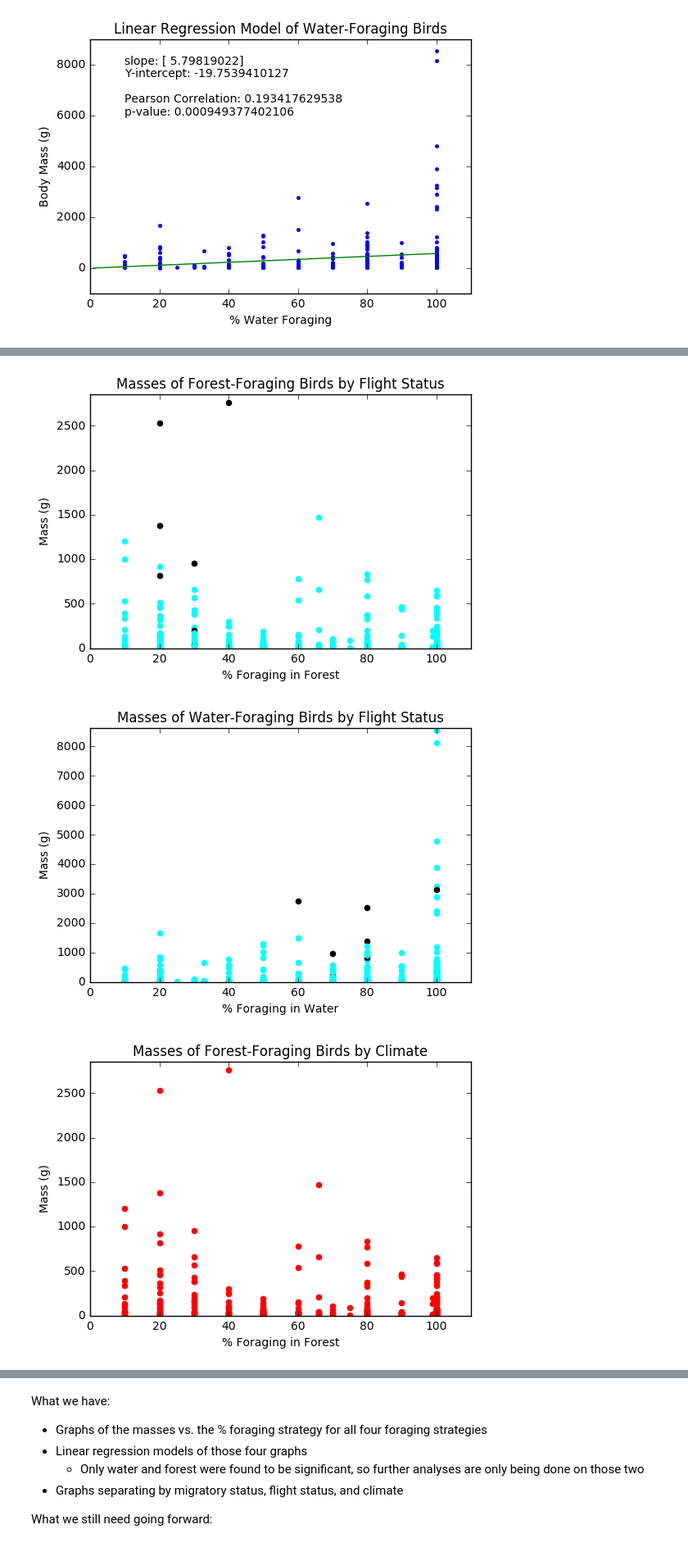
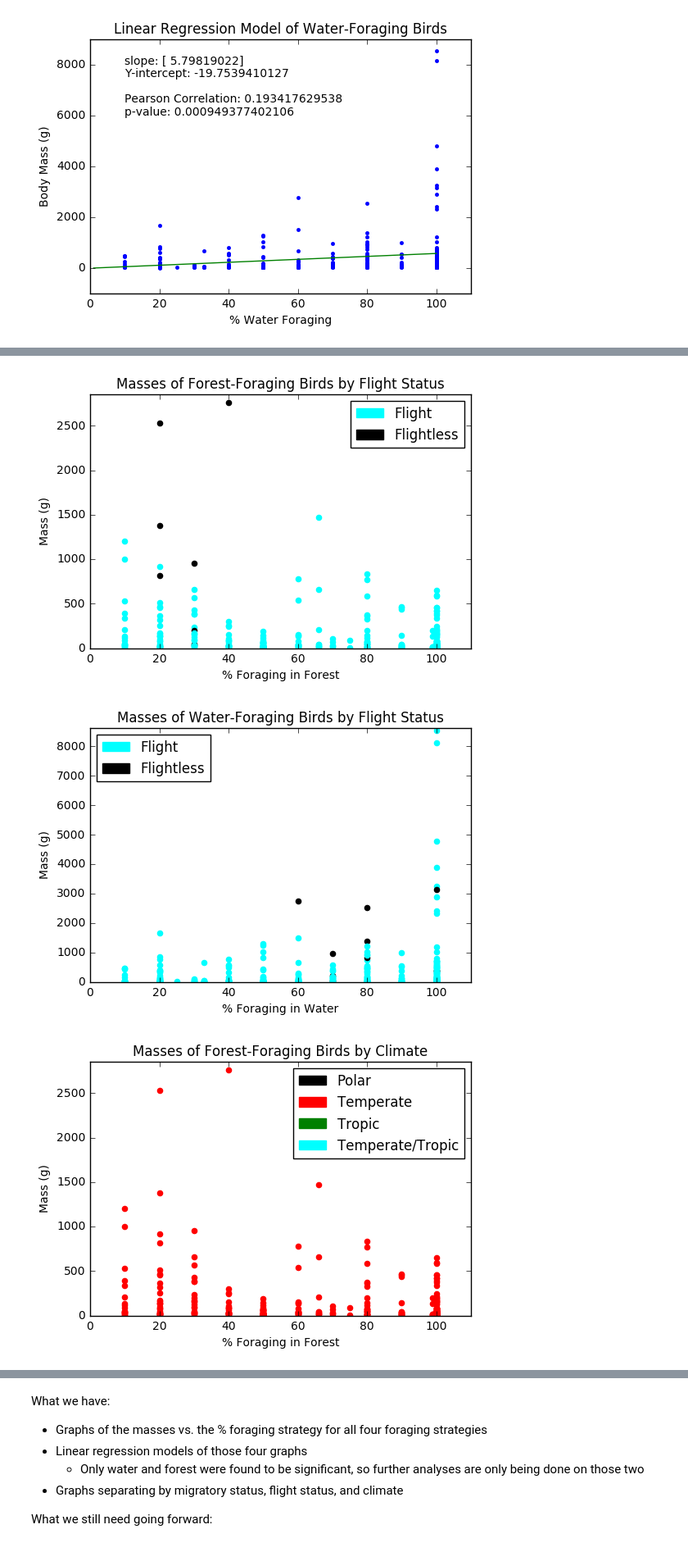
Before and after one commit to tammymach/FinalProject, a Jupyter notebook: Final Project Code_Cook.ipynb, the cells around one changed output, grey strips where cells are left out. Shown at 82% size. Drawn from its saved outputs; the diff is of its cells as text; code cells hidden in the pictures.

Commit message:
13 Mar 2017
Finished up the comparison graphs and added in the colour codes/legends for the other graphs

```diff
--- a/Final Project Code_Cook.ipynb
+++ b/Final Project Code_Cook.ipynb
@@ -480,6 +472,7 @@ plt.savefig("WaterForageMigrate.jpg")
 # %%
 FlightColourF = []
-
+cyan_patch = mpatches.Patch(color = "cyan", label = "Flight")
+black_patch = mpatches.Patch(color = "black", label = "Flightless")
 for x in range(len(WhichBirdForest)):
     if BirdArray[WhichBirdForest[x], 11] == 'Y':
         FlightColourF.append('black')
@@ -494,17 +487,21 @@ plt.ylabel("Mass (g)")
 plt.title("Masses of Forest-Foraging Birds by Flight Status")
 plt.xlim(0, 110)
 plt.ylim(0, max(ForestBirdMass)+100)
+plt.legend(handles = [cyan_patch, black_patch], loc = "upper right")
 plt.savefig("ForestForageFlight.jpg")
 # %% [output]
-[figure, old version]
+[figure, new version]
 # %%
 FlightColourW = []
 
+cyan_patch = mpatches.Patch(color = "cyan", label = "Flight")
+black_patch = mpatches.Patch(color = "black", label = "Flightless")
 for x in range(len(WhichBirdWater)):
     if BirdArray[WhichBirdWater[x], 11] == 'Y':
         FlightColourW.append('black')
     else:
         FlightColourW.append('cyan')
+
 
 for WaterBird in range(len(WaterAmt)):
     plt.scatter(WaterAmt[WaterBird], BirdArray[WhichBirdWater[WaterBird], 1], color = FlightColourW[WaterBird])
@@ -514,32 +511,37 @@ plt.ylabel("Mass (g)")
 plt.title("Masses of Water-Foraging Birds by Flight Status")
 plt.xlim(0, 110)
 plt.ylim(0, max(WaterBirdMass)+100)
+plt.legend(handles = [cyan_patch, black_patch], loc = "upper left")
 plt.savefig("WaterForageFlight.jpg")
 # %% [output]
-[figure, old version]
+[figure, new version]
 # %%
 ClimateColourF = []
-
+cyan_patch = mpatches.Patch(color = "cyan", label = "Temperate/Tropic")
+black_patch = mpatches.Patch(color = "black", label = "Polar")
+red_patch = mpatches.Patch(color = 'red', label = "Temperate")
+green_patch = mpatches.Patch(color = 'green', label = "Tropic")
 for x in range(len(WhichBirdForest)):
     if BirdArray[WhichBirdForest[x], 5] == 'P':
         ClimateColourF.append('black')
     elif BirdArray[WhichBirdForest[x], 5] == 'T':
         ClimateColourF.append('red')
     elif BirdArray[WhichBirdForest[x], 5] == 'TR':
         ClimateColourF.append('green')
     else:
         ClimateColourF.append('cyan')
 
 for ForestBird in range(len(ForestAmt)):
     plt.scatter(ForestAmt[ForestBird], BirdArray[WhichBirdForest[ForestBird], 1], color = ClimateColourF[WaterBird])
 
 plt.xlabel("% Foraging in Forest")
 plt.ylabel("Mass (g)")
 plt.title("Masses of Forest-Foraging Birds by Climate")
 plt.xlim(0, 110)
 plt.ylim(0, max(ForestBirdMass)+100)
+plt.legend(handles = [black_patch, red_patch, green_patch, cyan_patch], loc = "upper right")
 plt.savefig("ForestForageClimate.jpg")
 # %% [output]
-[figure, old version]
+[figure, new version]
 # %%
 ClimateColourW = []
```
Also changed, not shown: parts of 33 cells of this notebook.
